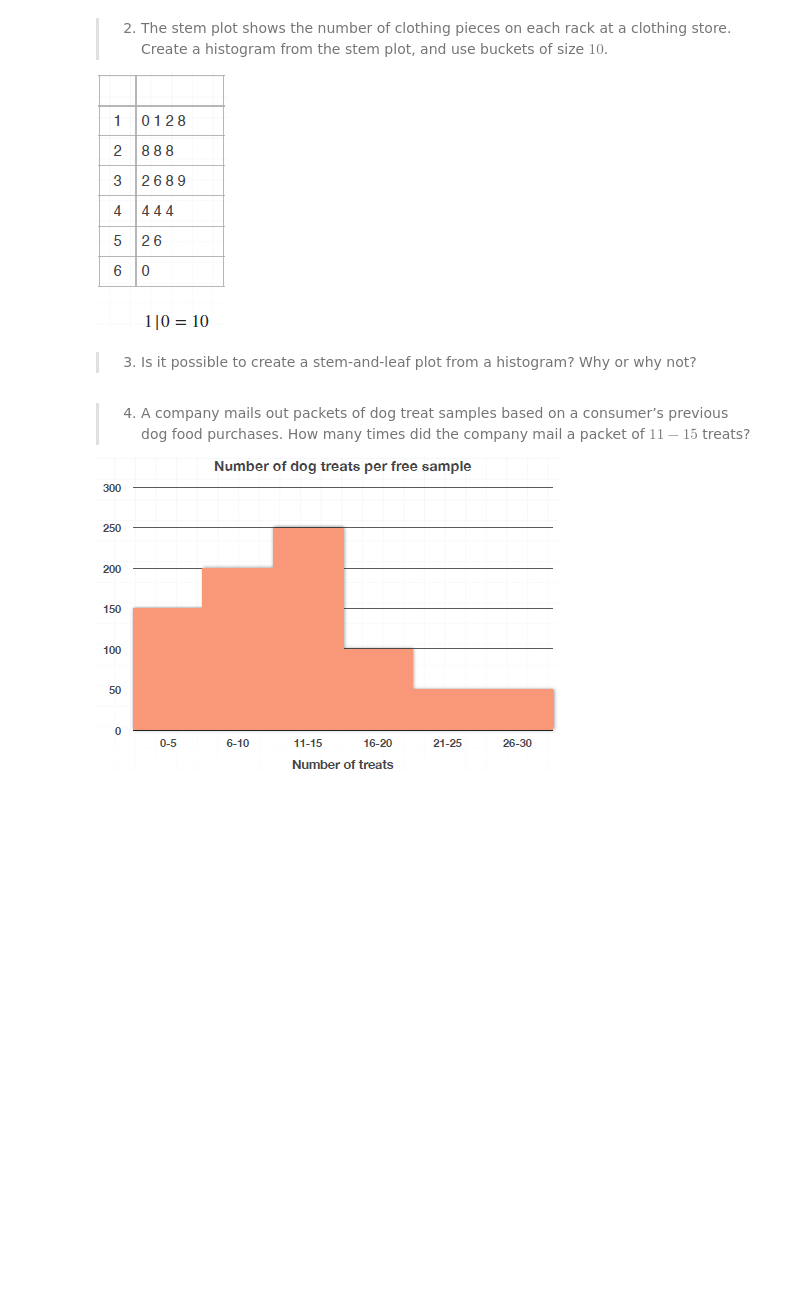
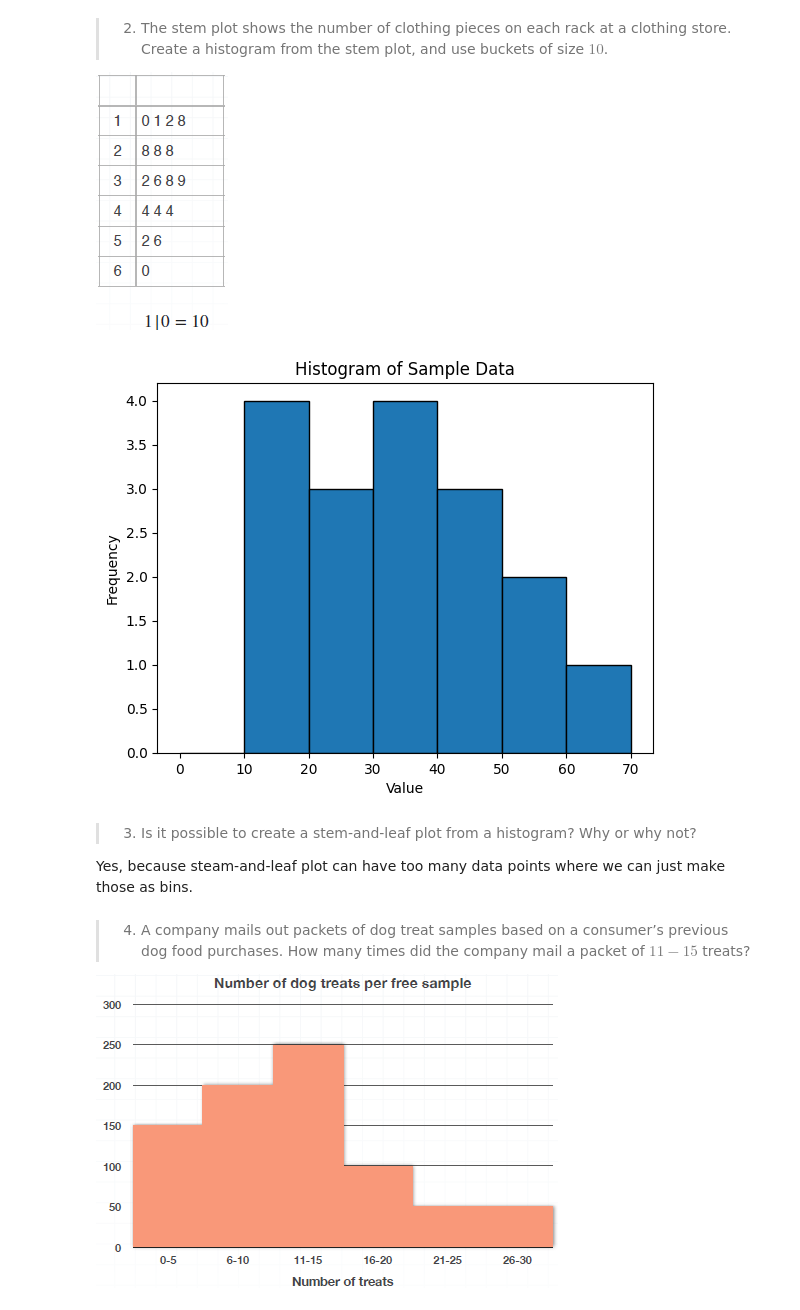
Before and after one commit to acasasis-dev/become-a-probability-n-statistics-master, a Jupyter notebook: bonus/section-02-visualizing-data/exercise-09-histograms-n-steam-n-leaf-plots.ipynb, the cells around one changed output. Saved outputs shown, nothing was run; the diff lists cells and outputs as text; code cells hidden in the pictures; blank space fills up the shorter version.

```diff
--- a/bonus/section-02-visualizing-data/exercise-09-histograms-n-steam-n-leaf-plots.ipynb
+++ b/bonus/section-02-visualizing-data/exercise-09-histograms-n-steam-n-leaf-plots.ipynb
@@ -11,9 +16,28 @@ clothing store. Create a histogram from the stem plot, and use buckets of
 size $10$.
 
 ![image.png](attachment:image.png)
+# %%
+# Generate some sample data
+data = [10, 11, 12, 18, 28, 28, 28, 32, 36, 38, 39, 44, 44, 44, 52, 56, 60]
+bins = np.arange(0, 80, 10)
+
+# Create the histogram
+plt.hist(data, bins=bins, range=(0, 70), edgecolor='black')
+
+# Add labels and a title
+plt.xlabel("Value")
+plt.ylabel("Frequency")
+plt.title("Histogram of Sample Data")
+
+# Display the plot
+plt.show()
+# %% [output]
+[figure, added]
 # %% [markdown]
 > 3. Is it possible to create a stem-and-leaf plot from a histogram? Why or
 why not?
+
+Yes, because steam-and-leaf plot can have too many data points where we can just make those as bins.
 # %% [markdown]
 > 4. A company mails out packets of dog treat samples based on a
 consumer’s previous dog food purchases. How many times did the
```
Also changed, not shown: parts of 2 cells of this notebook.
